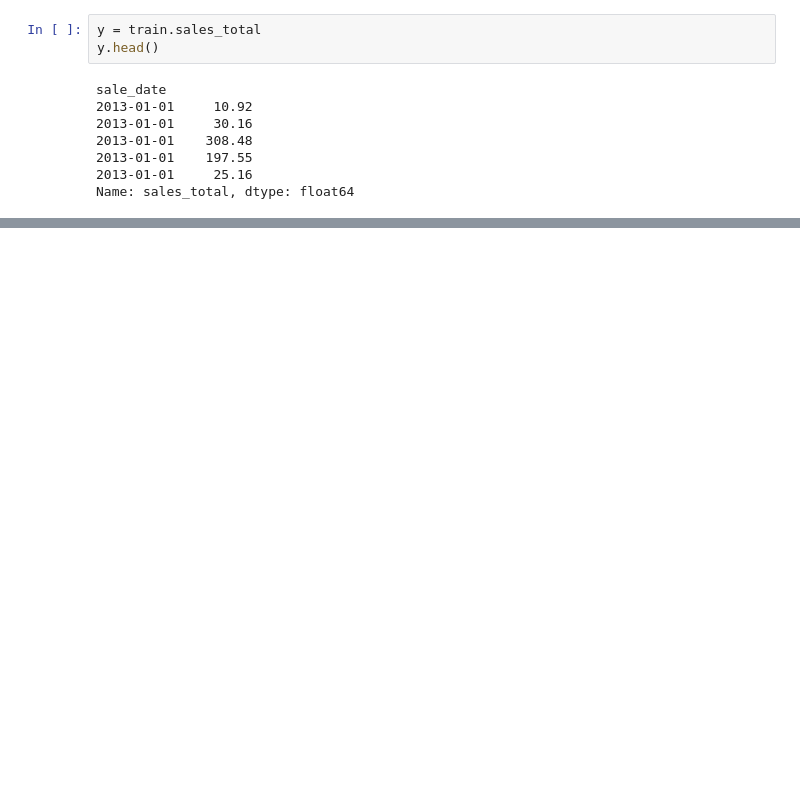
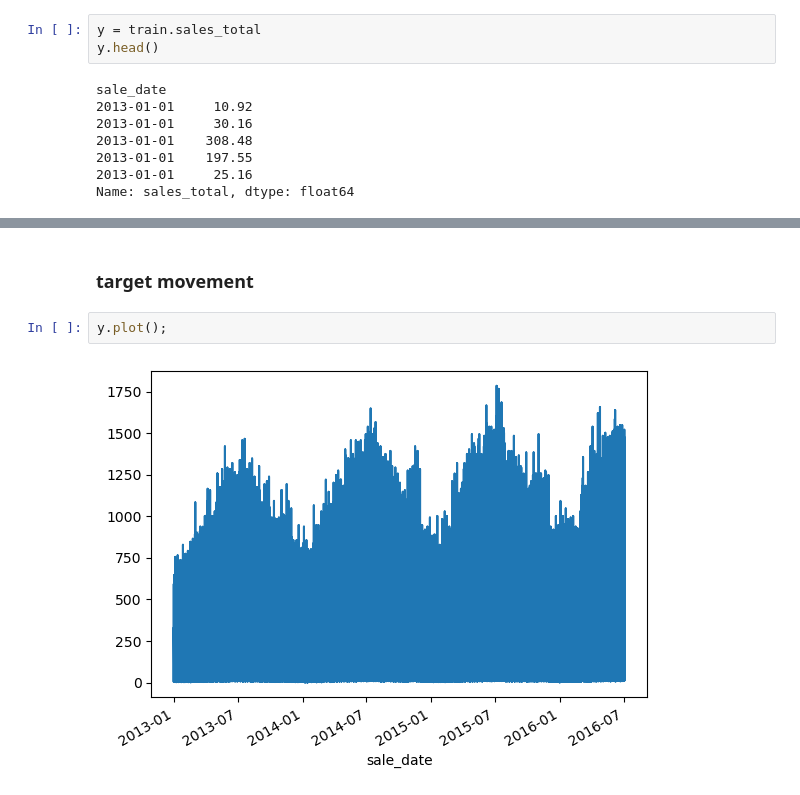
Before and after one commit to manuel-salazar1/time-series-exercises, a Jupyter notebook: explore.ipynb, the cells around one changed output, grey strips where cells are left out. Drawn from its saved outputs; the diff is of its cells as text; blank space fills up the shorter version.

```diff
--- a/explore.ipynb
+++ b/explore.ipynb
@@ -92,0 +112,6 @@ plt.show()
+# %% [markdown]
+### target movement
+# %%
+y.plot();
+# %% [output]
+[figure, added]
```
Also changed, not shown: parts of 36 cells of this notebook.
